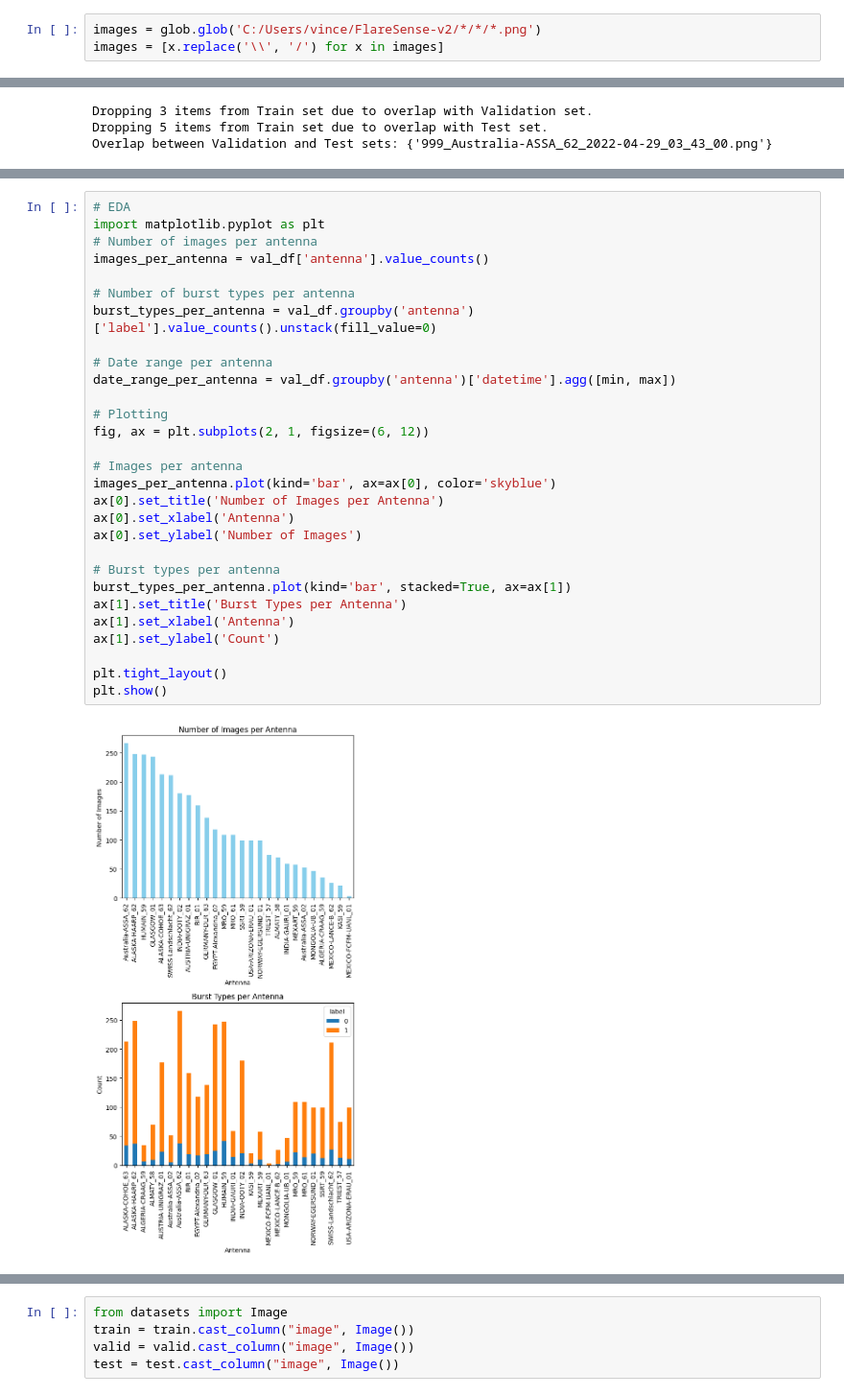
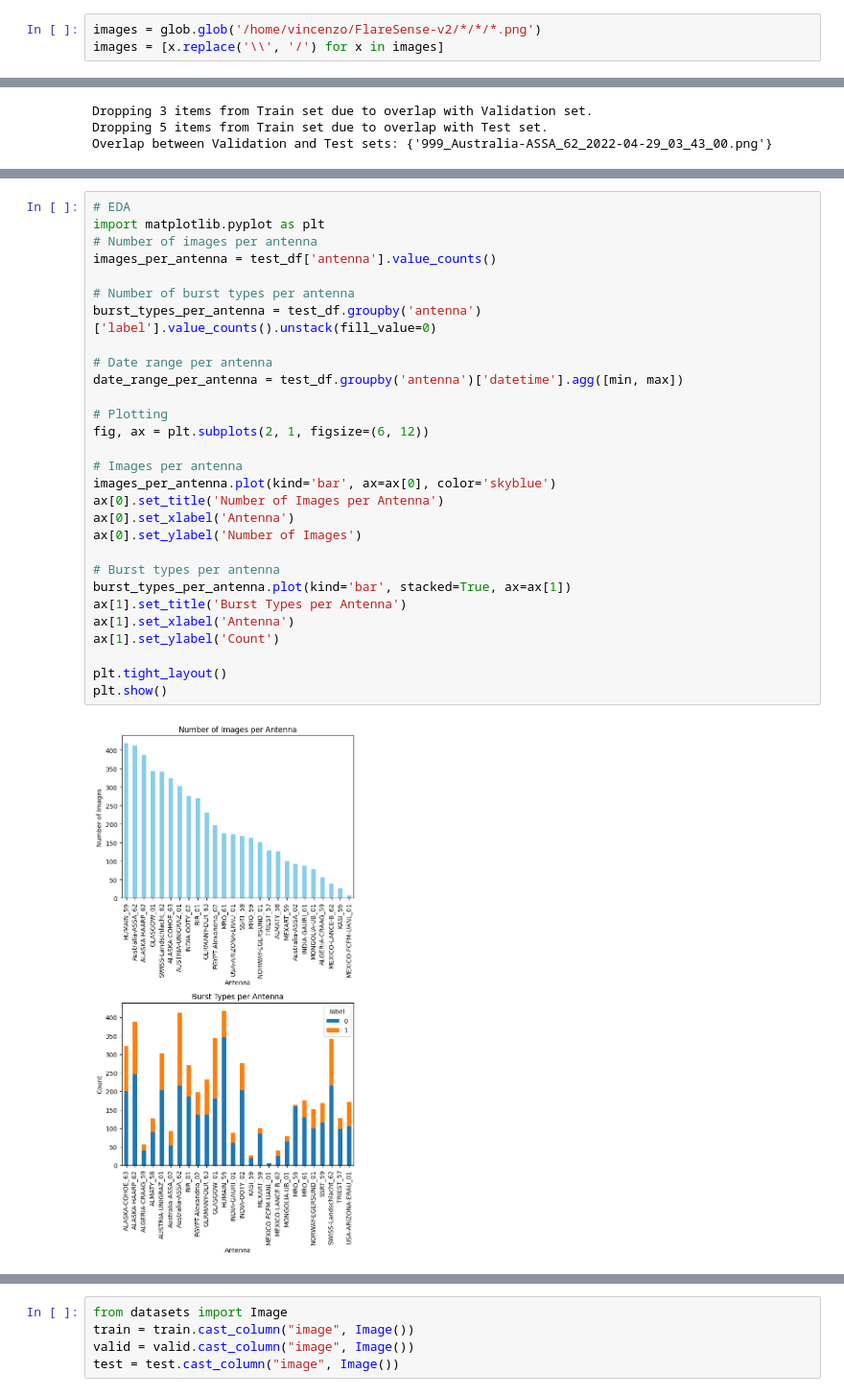
Before and after one commit to i4Ds/Radio-sunburst-labelcreation, a Jupyter notebook: hu_dataset_binary.ipynb, the cells around one changed output, grey strips where cells are left out. Shown at 96% size. Drawn from its saved outputs; the diff is of its cells as text.

```diff
--- a/hu_dataset_binary.ipynb
+++ b/hu_dataset_binary.ipynb
@@ -5,6 +4,6 @@ from sklearn.model_selection import train_test_split
 from datasets import Dataset
 # %%
-images = glob.glob('C:/Users/vince/FlareSense-v2/*/*/*.png')
+images = glob.glob('/home/vincenzo/FlareSense-v2/*/*/*.png')
 images = [x.replace('\\', '/') for x in images]
 # %%
 images[0]
@@ -134,33 +134,33 @@ val_df.to_csv('C:/Users/vince/FlareSense-v2/val_metadata.csv', index=False)
 # %%
 # EDA
 import matplotlib.pyplot as plt
 # Number of images per antenna
-images_per_antenna = val_df['antenna'].value_counts()
+images_per_antenna = test_df['antenna'].value_counts()
 
 # Number of burst types per antenna
-burst_types_per_antenna = val_df.groupby('antenna')['label'].value_counts().unstack(fill_value=0)
+burst_types_per_antenna = test_df.groupby('antenna')['label'].value_counts().unstack(fill_value=0)
 
 # Date range per antenna
-date_range_per_antenna = val_df.groupby('antenna')['datetime'].agg([min, max])
+date_range_per_antenna = test_df.groupby('antenna')['datetime'].agg([min, max])
 
 # Plotting
 fig, ax = plt.subplots(2, 1, figsize=(6, 12))
 
 # Images per antenna
 images_per_antenna.plot(kind='bar', ax=ax[0], color='skyblue')
 ax[0].set_title('Number of Images per Antenna')
 ax[0].set_xlabel('Antenna')
 ax[0].set_ylabel('Number of Images')
 
 # Burst types per antenna
 burst_types_per_antenna.plot(kind='bar', stacked=True, ax=ax[1])
 ax[1].set_title('Burst Types per Antenna')
 ax[1].set_xlabel('Antenna')
 ax[1].set_ylabel('Count')
 
 plt.tight_layout()
 plt.show()
 # %% [output]
-[figure, old version]
+[figure, new version]
 # %%
 from datasets import load_dataset
```
Also changed, not shown: parts of 15 cells of this notebook.
